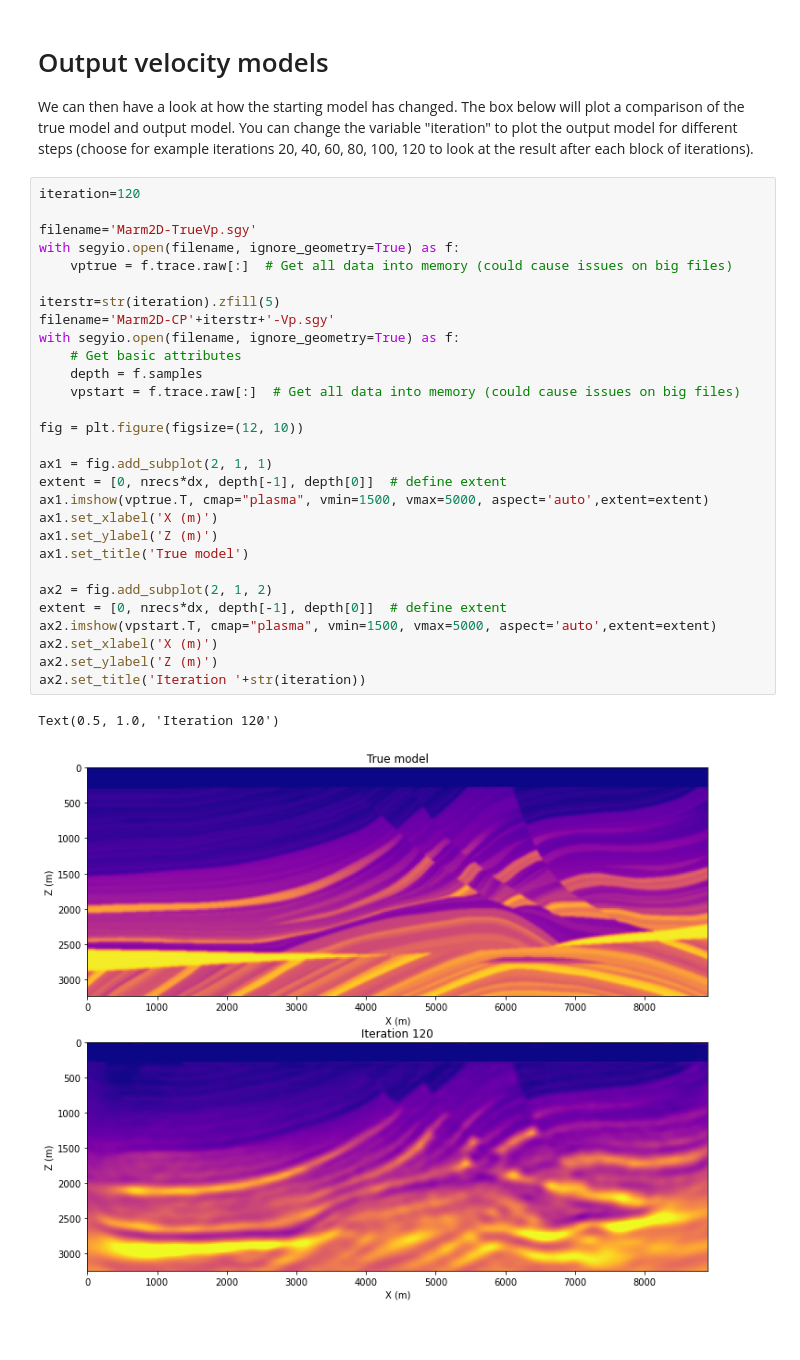
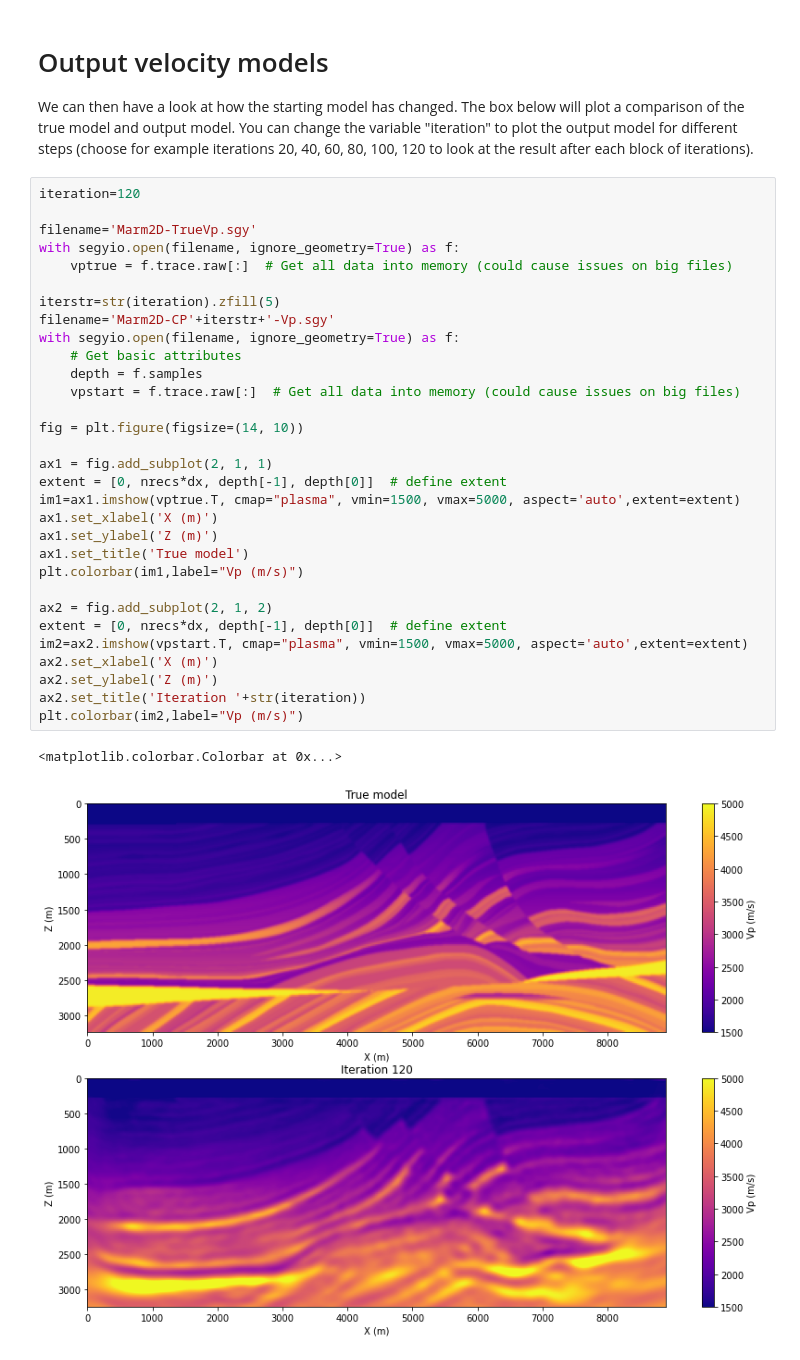
Before and after one commit to michpaulatto/AppliedGeophysicsExercises, a Jupyter notebook: Notebooks/5_fwi_v1.ipynb, the cells around one changed output. Cells and saved outputs as stored; diff of their text form.

```diff
--- a/Notebooks/5_fwi_v1.ipynb
+++ b/Notebooks/5_fwi_v1.ipynb
@@ -613,33 +620,35 @@ We can then have a look at how the starting model has changed. The box below wil
 # %%
 iteration=120
 
 filename='Marm2D-TrueVp.sgy'
 with segyio.open(filename, ignore_geometry=True) as f:
     vptrue = f.trace.raw[:]  # Get all data into memory (could cause issues on big files)
 
 iterstr=str(iteration).zfill(5)
 filename='Marm2D-CP'+iterstr+'-Vp.sgy'
 with segyio.open(filename, ignore_geometry=True) as f:
     # Get basic attributes
     depth = f.samples
     vpstart = f.trace.raw[:]  # Get all data into memory (could cause issues on big files)
 
-fig = plt.figure(figsize=(12, 10))
+fig = plt.figure(figsize=(14, 10))
 
 ax1 = fig.add_subplot(2, 1, 1)
 extent = [0, nrecs*dx, depth[-1], depth[0]]  # define extent
-ax1.imshow(vptrue.T, cmap="plasma", vmin=1500, vmax=5000, aspect='auto',extent=extent)
+im1=ax1.imshow(vptrue.T, cmap="plasma", vmin=1500, vmax=5000, aspect='auto',extent=extent)
 ax1.set_xlabel('X (m)')
 ax1.set_ylabel('Z (m)')
 ax1.set_title('True model')
+plt.colorbar(im1,label="Vp (m/s)")
 
 ax2 = fig.add_subplot(2, 1, 2)
 extent = [0, nrecs*dx, depth[-1], depth[0]]  # define extent
-ax2.imshow(vpstart.T, cmap="plasma", vmin=1500, vmax=5000, aspect='auto',extent=extent)
+im2=ax2.imshow(vpstart.T, cmap="plasma", vmin=1500, vmax=5000, aspect='auto',extent=extent)
 ax2.set_xlabel('X (m)')
 ax2.set_ylabel('Z (m)')
 ax2.set_title('Iteration '+str(iteration))
+plt.colorbar(im2,label="Vp (m/s)")
 # %% [output]
-Text(0.5, 1.0, 'Iteration 120')
+<matplotlib.colorbar.Colorbar at 0x...>
-[figure, old version]
+[figure, new version]
 # %% [markdown]
```
Also changed, not shown: parts of 17 cells of this notebook.
